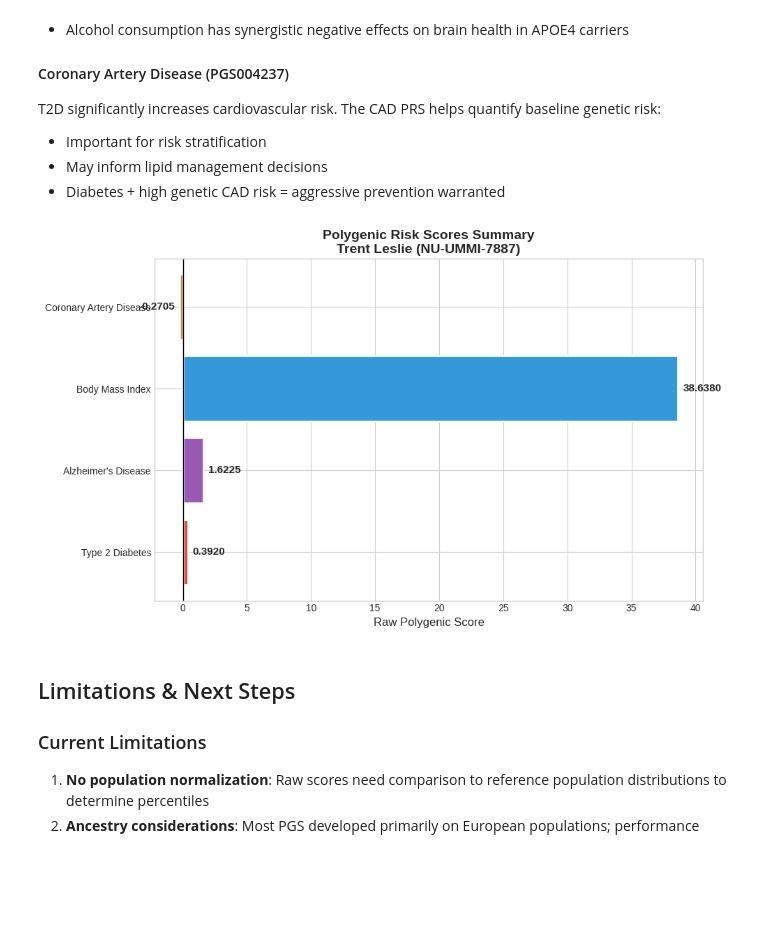
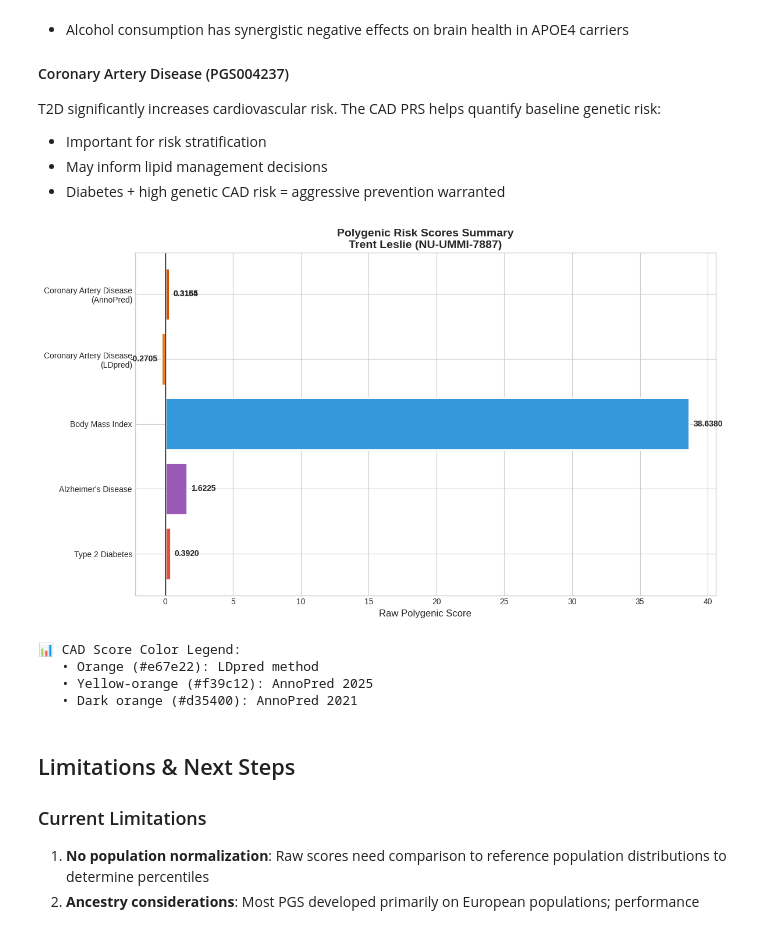
Before and after one commit to trentleslie/prs-calculator, a Jupyter notebook: PRS_Analysis.ipynb, the cells around one changed output. Cells and saved outputs as stored; diff of their text form; code cells hidden in the pictures; blank space fills up the shorter version.

```diff
--- a/PRS_Analysis.ipynb
+++ b/PRS_Analysis.ipynb
@@ -96,6 +101,24 @@ pgs_info = {
         'ld_aware': True,
         'citation': 'Manikpurage HD et al., Circ Genom Precis Med (2021)',
         'color': '#e67e22'  # Orange
+    },
+    'PGS005236_CAD_AnnoPred': {
+        'trait': 'Coronary Artery Disease',
+        'abbreviation': 'CAD',
+        'variants_expected': 2994055,
+        'method': 'AnnoPred',
+        'ld_aware': True,
+        'citation': 'Hu J et al., PLoS Comp Bio (2025)',
+        'color': '#f39c12'  # Yellow-orange (distinct from existing CAD)
+    },
+    'PGS001355_CAD_AnnoPred_2021': {
+        'trait': 'Coronary Artery Disease',
+        'abbreviation': 'CAD',
+        'variants_expected': 2994055,
+        'method': 'AnnoPred',
+        'ld_aware': True,
+        'citation': 'Ye Y et al., Circ Genom Prec Med (2021)',
+        'color': '#d35400'  # Dark orange
     }
 }
 # %%
@@ -367,39 +568,56 @@ T2D significantly increases cardiovascular risk. The CAD PRS helps quantify base
 - May inform lipid management decisions
 - Diabetes + high genetic CAD risk = aggressive prevention warranted
 # %%
-# Create summary visualization
-fig, ax = plt.subplots(figsize=(10, 6))
+# Create summary visualization with all 6 scores
+fig, ax = plt.subplots(figsize=(12, 7))
 
-traits = [r['trait'] for r in results.values()]
+# Create labels with method for CAD scores to distinguish them
+labels = []
+for pgs_id, r in results.items():
+    if 'CAD' in pgs_id:
+        # Add method to distinguish CAD scores
+        labels.append(f"{r['trait']}\n({r['method']})")
+    else:
+        labels.append(r['trait'])
+
 scores = [r['total_score'] for r in results.values()]
 colors = [r['color'] for r in results.values()]
 
-# Normalize scores to z-scores for visual comparison (rough approximation)
-# Note: True z-scores require population mean/std which we don't have
-bars = ax.barh(traits, scores, color=colors, edgecolor='white', linewidth=2)
+# Create horizontal bar chart
+bars = ax.barh(labels, scores, color=colors, edgecolor='white', linewidth=2)
 
 ax.axvline(x=0, color='black', linestyle='-', linewidth=1)
 ax.set_xlabel('Raw Polygenic Score', fontsize=12)
 ax.set_title('Polygenic Risk Scores Summary\nTrent Leslie (NU-UMMI-7887)', fontsize=14, fontweight='bold')
 
 # Add score labels
+score_range = max(scores) - min(scores) if len(scores) > 0 else 1
 for bar, score in zip(bars, scores):
     width = bar.get_width()
-    label_x = width + (max(scores) - min(scores)) * 0.02 if width >= 0 else width - (max(scores) - min(scores)) * 0.02
     ax.annotate(f'{score:.4f}',
                 xy=(width, bar.get_y() + bar.get_height()/2),
                 xytext=(5 if width >= 0 else -5, 0),
                 textcoords="offset points",
                 ha='left' if width >= 0 else 'right',
                 va='center',
-                fontsize=11,
+                fontsize=10,
                 fontweight='bold')
 
 plt.tight_layout()
 plt.savefig('results/prs_summary.png', dpi=150, bbox_inches='tight')
 plt.show()
+
+# Print legend for CAD score colors
+print("\n📊 CAD Score Color Legend:")
+print("   • Orange (#e67e22): LDpred method")
+print("   • Yellow-orange (#f39c12): AnnoPred 2025")
+print("   • Dark orange (#d35400): AnnoPred 2021")
 # %% [output]
-[figure, old version]
+[figure, new version]
+📊 CAD Score Color Legend:
+   • Orange (#e67e22): LDpred method
+   • Yellow-orange (#f39c12): AnnoPred 2025
+   • Dark orange (#d35400): AnnoPred 2021
 # %% [markdown]
 ## Limitations & Next Steps
 
```
Also changed, not shown: parts of 13 cells of this notebook, 14 other files.
